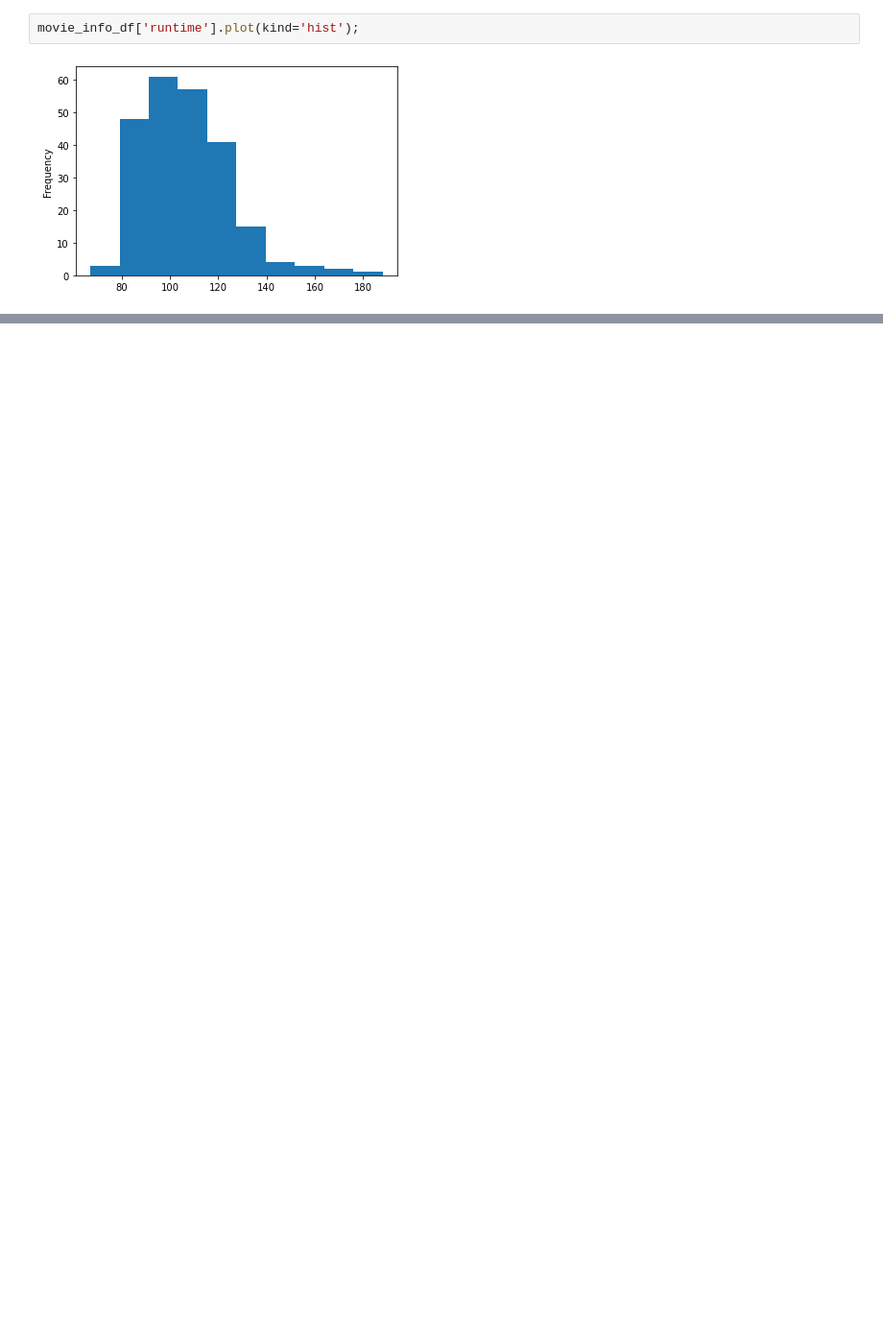
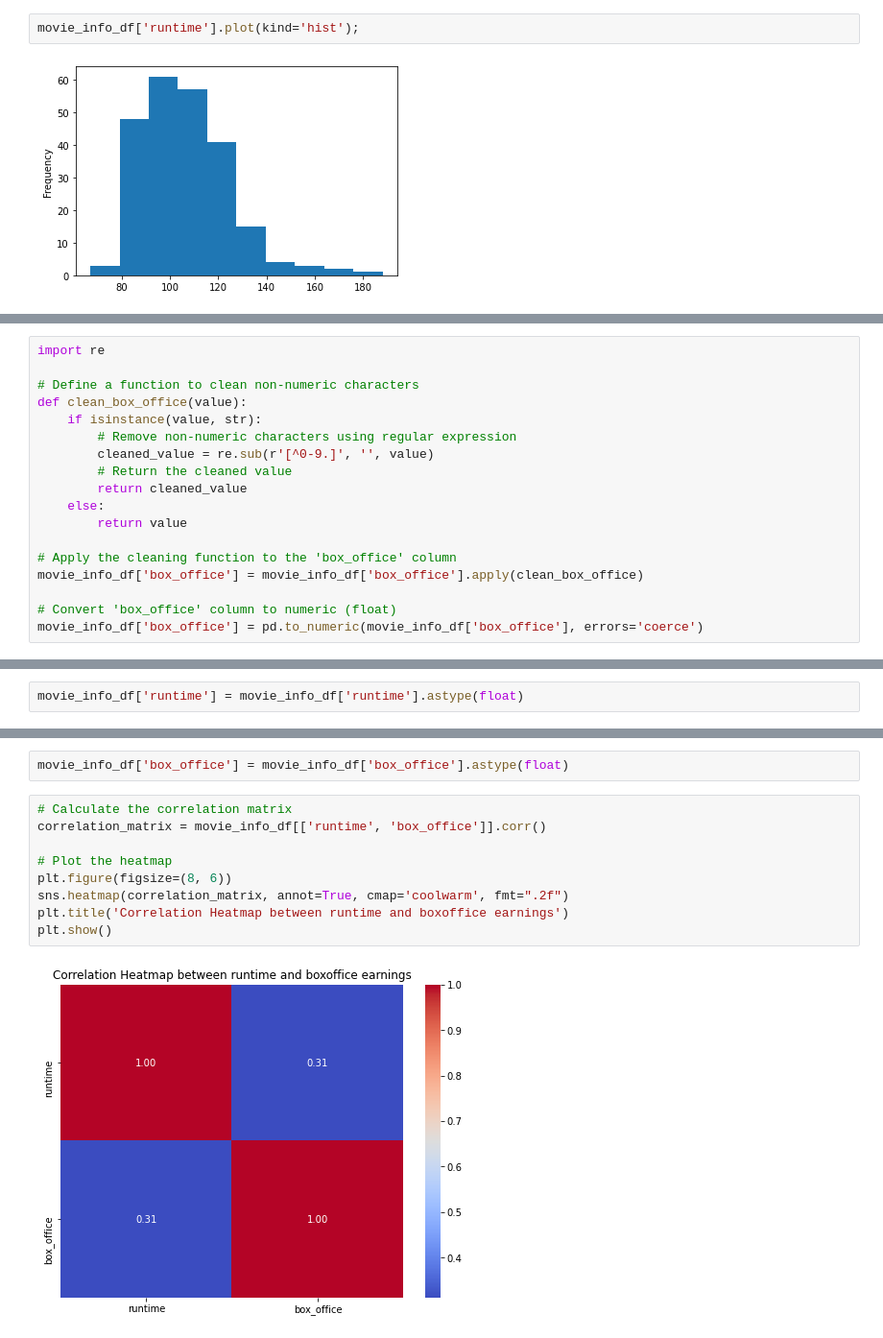
Before and after one commit to Firdosamohamed/dsc-phase-1-project--film-industry-analysis, a Jupyter notebook: student.ipynb, the cells around one changed output, grey strips where cells are left out. Shown at 96% size. Drawn from its saved outputs; the diff is of its cells as text; blank space fills up the shorter version.

```diff
--- a/student.ipynb
+++ b/student.ipynb
@@ -477,0 +586,18 @@ movie_info_df['runtime'].plot(kind='hist');
+# %%
+import re
+
+# Define a function to clean non-numeric characters
+def clean_box_office(value):
+    if isinstance(value, str):
+        # Remove non-numeric characters using regular expression
+        cleaned_value = re.sub(r'[^0-9.]', '', value)
+        # Return the cleaned value
+        return cleaned_value
+    else:
+        return value
+
+# Apply the cleaning function to the 'box_office' column
+movie_info_df['box_office'] = movie_info_df['box_office'].apply(clean_box_office)
+
+# Convert 'box_office' column to numeric (float)
+movie_info_df['box_office'] = pd.to_numeric(movie_info_df['box_office'], errors='coerce')
@@ -477,0 +608,2 @@ movie_info_df['runtime'].plot(kind='hist');
+# %%
+movie_info_df['runtime'] = movie_info_df['runtime'].astype(float)
@@ -477,0 +626,13 @@ movie_info_df['runtime'].plot(kind='hist');
+# %%
+movie_info_df['box_office'] = movie_info_df['box_office'].astype(float)
+# %%
+# Calculate the correlation matrix
+correlation_matrix = movie_info_df[['runtime', 'box_office']].corr()
+
+# Plot the heatmap
+plt.figure(figsize=(8, 6))
+sns.heatmap(correlation_matrix, annot=True, cmap='coolwarm', fmt=".2f")
+plt.title('Correlation Heatmap between runtime and boxoffice earnings')
+plt.show()
+# %% [output]
+[figure, added]
```
Also changed, not shown: parts of 25 cells of this notebook.
